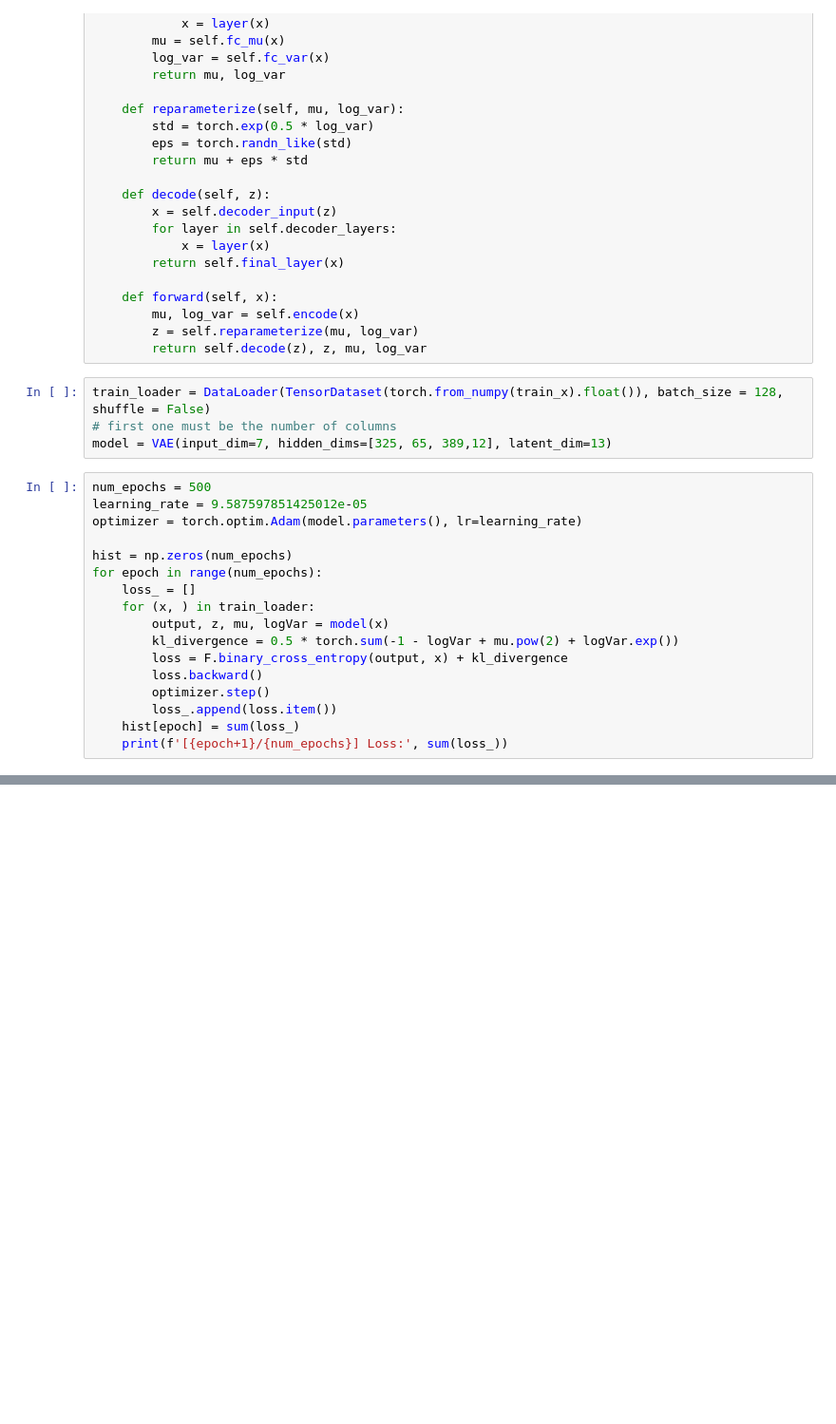
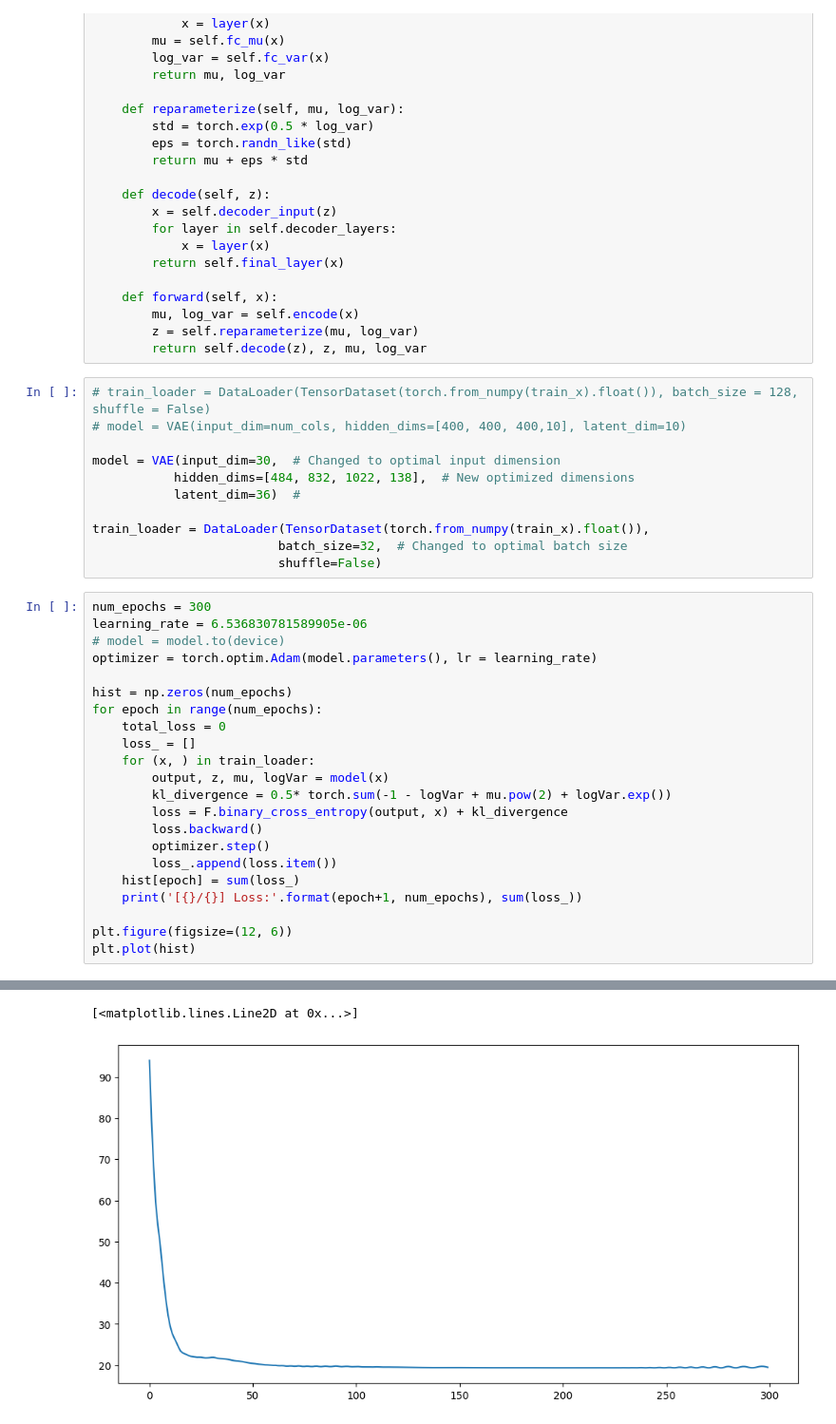
Before and after one commit to algebra2boy/GAN-StockPrediction, a Jupyter notebook: 3. GAN.ipynb, the cells around one changed output, grey strips where cells are left out. Shown at 95% size. Cells and saved outputs as stored; diff of their text form; blank space fills up the shorter version.

```diff
--- a/3. GAN.ipynb
+++ b/3. GAN.ipynb
@@ -121,25 +120,37 @@ class VAE(nn.Module):
         mu, log_var = self.encode(x)
         z = self.reparameterize(mu, log_var)
         return self.decode(z), z, mu, log_var
-# %%
-train_loader = DataLoader(TensorDataset(torch.from_numpy(train_x).float()), batch_size = 128, shuffle = False)
-# first one must be the number of columns
-model = VAE(input_dim=7, hidden_dims=[325, 65, 389,12], latent_dim=13)
+# %%
+# train_loader = DataLoader(TensorDataset(torch.from_numpy(train_x).float()), batch_size = 128, shuffle = False)
+# model = VAE(input_dim=num_cols, hidden_dims=[400, 400, 400,10], latent_dim=10)
+
+model = VAE(input_dim=30,  # Changed to optimal input dimension
+           hidden_dims=[484, 832, 1022, 138],  # New optimized dimensions
+           latent_dim=36)  #
+
+train_loader = DataLoader(TensorDataset(torch.from_numpy(train_x).float()),
+                         batch_size=32,  # Changed to optimal batch size
+                         shuffle=False)
 # %%
-num_epochs = 500
-learning_rate = 9.587597851425012e-05
-optimizer = torch.optim.Adam(model.parameters(), lr=learning_rate)
+num_epochs = 300
+learning_rate = 6.536830781589905e-06
+# model = model.to(device)
+optimizer = torch.optim.Adam(model.parameters(), lr = learning_rate)
 
 hist = np.zeros(num_epochs)
 for epoch in range(num_epochs):
+    total_loss = 0
     loss_ = []
     for (x, ) in train_loader:
         output, z, mu, logVar = model(x)
-        kl_divergence = 0.5 * torch.sum(-1 - logVar + mu.pow(2) + logVar.exp())
+        kl_divergence = 0.5* torch.sum(-1 - logVar + mu.pow(2) + logVar.exp())
         loss = F.binary_cross_entropy(output, x) + kl_divergence
         loss.backward()
         optimizer.step()
         loss_.append(loss.item())
     hist[epoch] = sum(loss_)
-    print(f'[{epoch+1}/{num_epochs}] Loss:', sum(loss_))
+    print('[{}/{}] Loss:'.format(epoch+1, num_epochs), sum(loss_))
+
+plt.figure(figsize=(12, 6))
+plt.plot(hist)
 # %% [output]
@@ -163 +174,3 @@ for epoch in range(num_epochs):
+[<matplotlib.lines.Line2D at 0x...>]
+[figure, added]
 # %%
```
Also changed, not shown: parts of 16 cells of this notebook, 7 other files.
